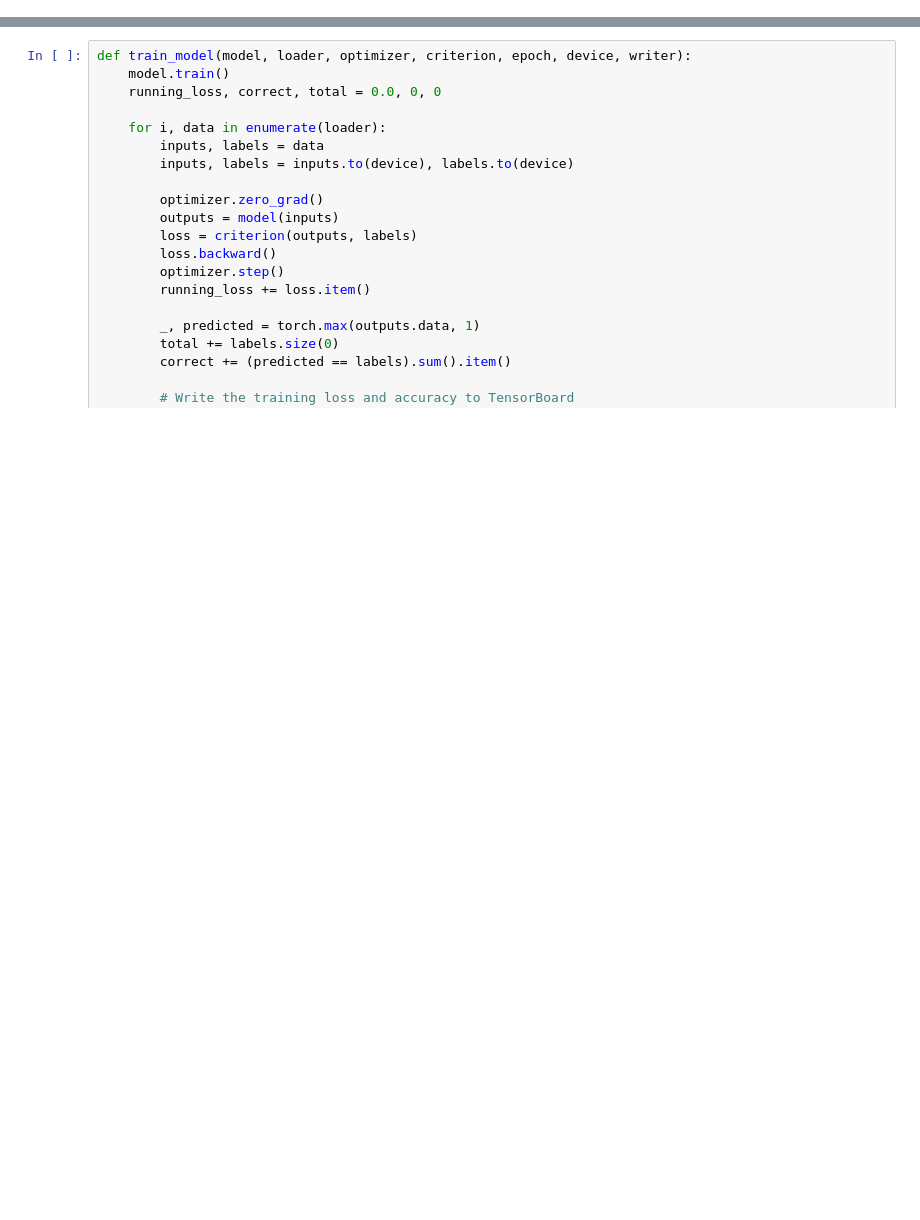
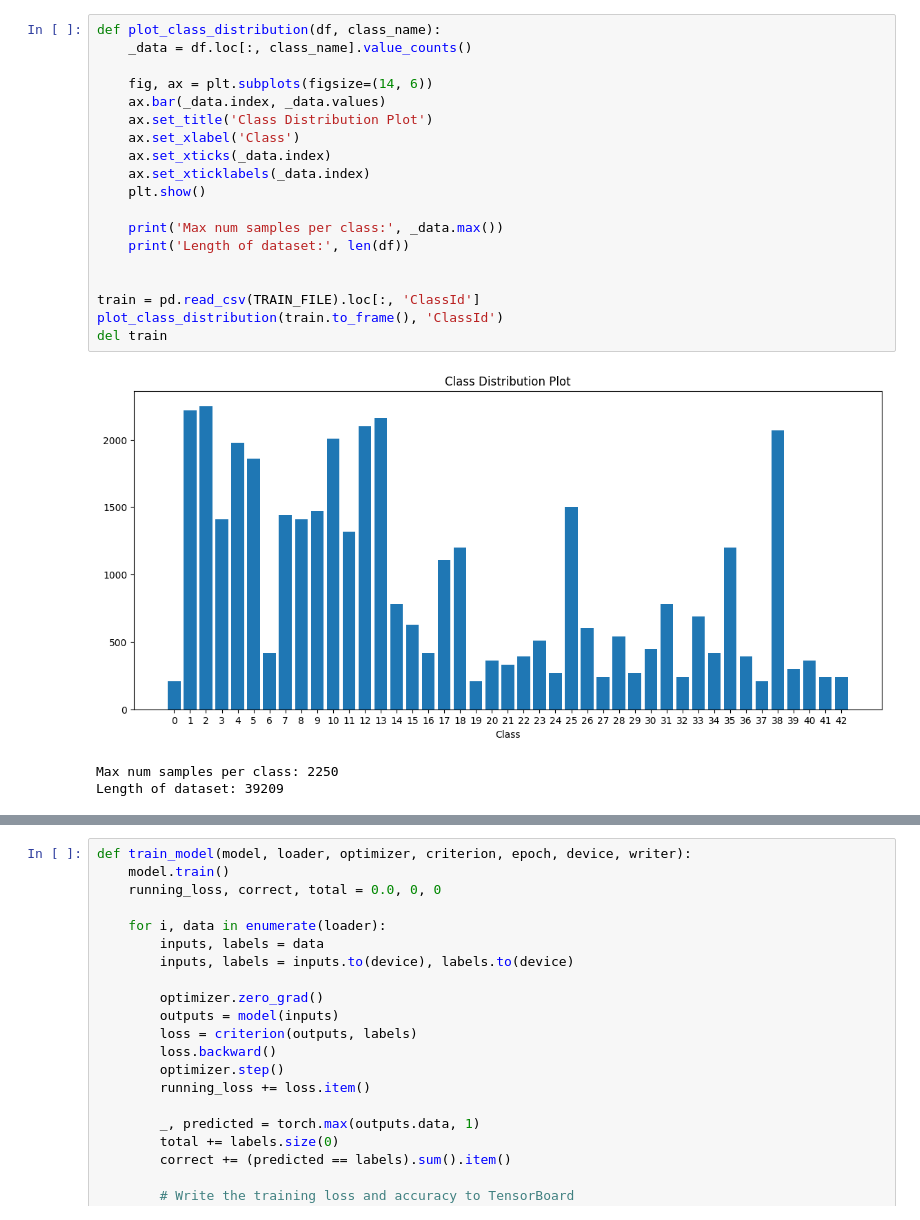
Before and after one commit to DoMaLi94/traffic-sign-classification, a Jupyter notebook: german-traffic-sign-classification.ipynb, the cells around one changed output, grey strips where cells are left out. Drawn from its saved outputs; the diff is of its cells as text; blank space fills up the shorter version.

```diff
--- a/german-traffic-sign-classification.ipynb
+++ b/german-traffic-sign-classification.ipynb
@@ -27,4 +33,27 @@ TEST_DATA_PATH = "./data/gtsrb-german-traffic-sign/Test/"
 
 MODEL_CHECKPOINT_PATH = './model_checkpoints/'
 TENSORBOARD_PATH = './runs/'
+# %%
+def plot_class_distribution(df, class_name):
+    _data = df.loc[:, class_name].value_counts()
+
+    fig, ax = plt.subplots(figsize=(14, 6))
+    ax.bar(_data.index, _data.values)
+    ax.set_title('Class Distribution Plot')
+    ax.set_xlabel('Class')
+    ax.set_xticks(_data.index)
+    ax.set_xticklabels(_data.index)
+    plt.show()
+
+    print('Max num samples per class:', _data.max())
+    print('Length of dataset:', len(df))
+
+
+train = pd.read_csv(TRAIN_FILE).loc[:, 'ClassId']
+plot_class_distribution(train.to_frame(), 'ClassId')
+del train
+# %% [output]
+[figure, added]
+Max num samples per class: 2250
+Length of dataset: 39209
 # %%
```
Also changed, not shown: parts of 13 cells of this notebook.
